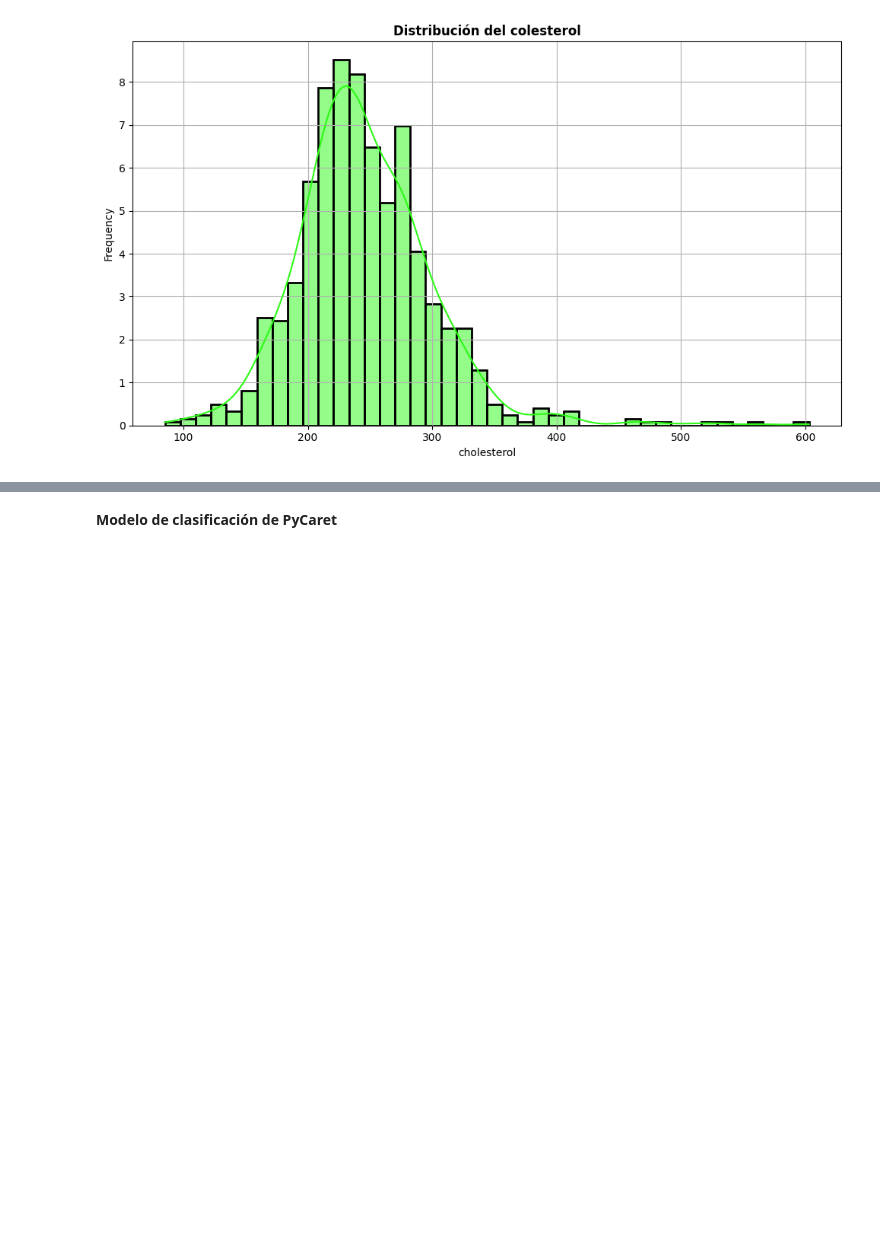
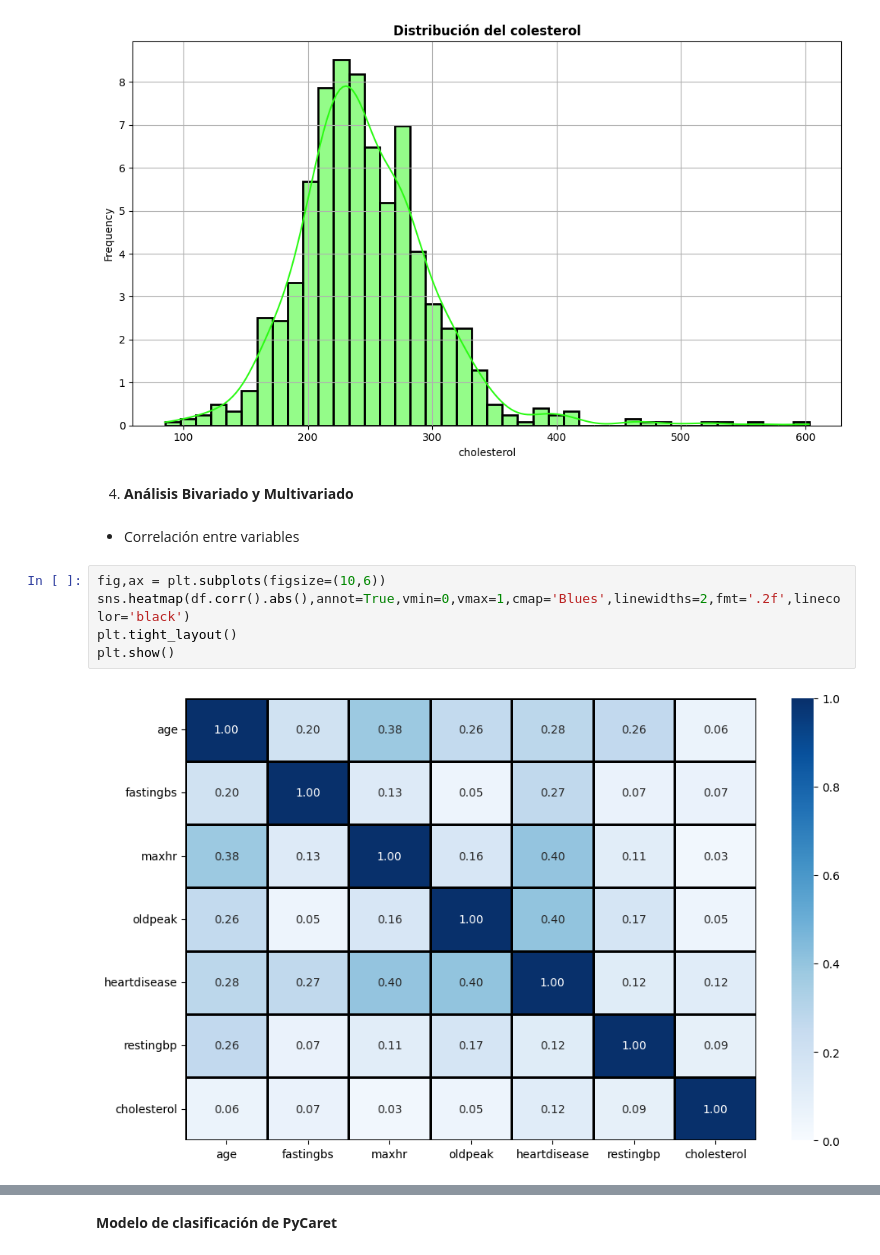
Before and after one commit to llanosrenzo/MachineLearning, a Jupyter notebook: Enfermedades_cardiacas.ipynb, the cells around one changed output, grey strips where cells are left out. Cells and saved outputs as stored; diff of their text form; blank space fills up the shorter version.

Commit message:
analisis bivariado

```diff
--- a/Enfermedades_cardiacas.ipynb
+++ b/Enfermedades_cardiacas.ipynb
@@ -461,3 +461,14 @@ plt.tight_layout()
 plt.show()
 # %% [output]
 [figure]
+# %% [markdown]
+4. **Análisis Bivariado y Multivariado**
+# %% [markdown]
+* Correlación entre variables
+# %%
+fig,ax = plt.subplots(figsize=(10,6))
+sns.heatmap(df.corr().abs(),annot=True,vmin=0,vmax=1,cmap='Blues',linewidths=2,fmt='.2f',linecolor='black')
+plt.tight_layout()
+plt.show()
+# %% [output]
+[figure, added]
```
Also changed, not shown: parts of 3 cells of this notebook.
